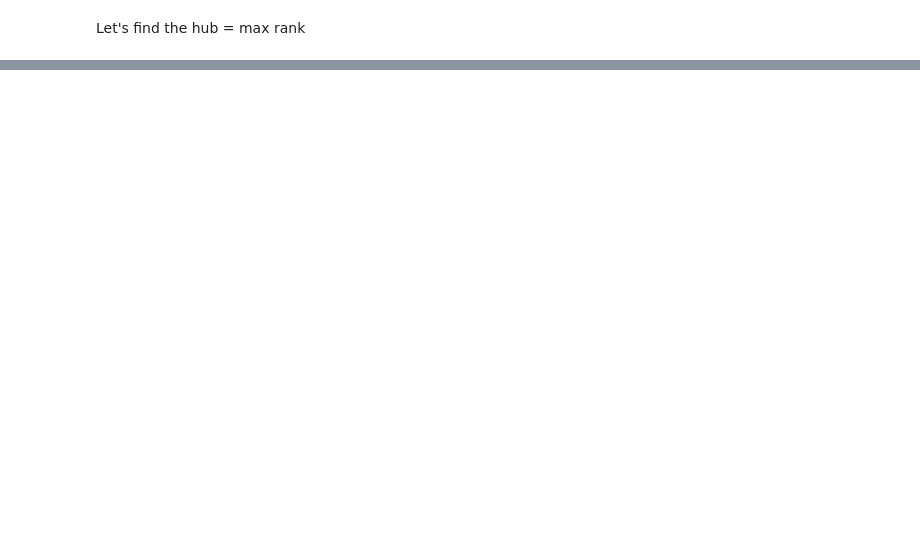
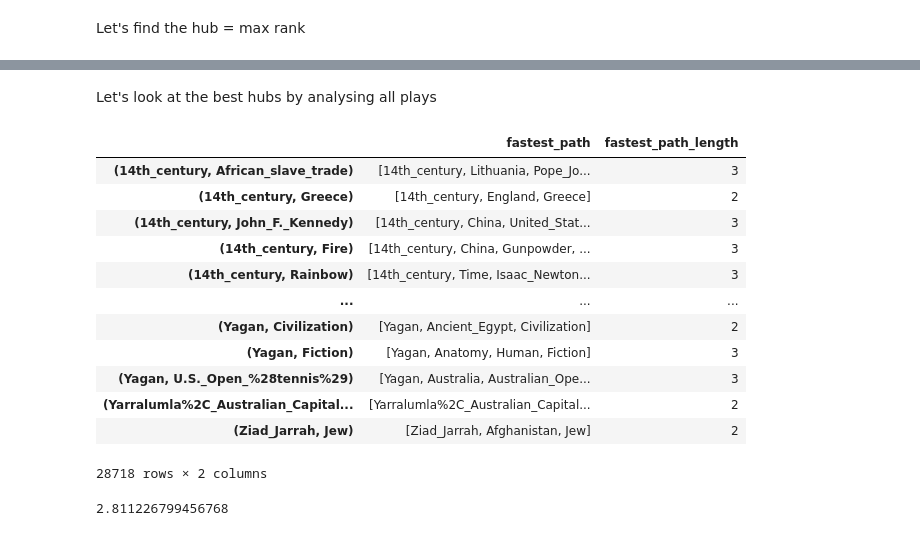
Before and after one commit to epfl-ada/ada-2024-project-tadaa, a Jupyter notebook: best_paths.ipynb, the cells around one changed output, grey strips where cells are left out. Drawn from its saved outputs; the diff is of its cells as text; code cells hidden in the pictures; blank space fills up the shorter version.

```diff
--- a/best_paths.ipynb
+++ b/best_paths.ipynb
@@ -389,0 +443,33 @@ Let's find the hub = max rank
+# %% [markdown]
+Let's look at the best hubs by analysing all plays
+# %%
+all_plays = finished_paths['(s,t)'].unique()
+# %%
+fastest_paths = pd.DataFrame(index=all_plays, columns=["fastest_path", "fastest_path_length"])
+for idx, path in enumerate(all_plays) :
+    source = path[0]
+    target = path[1]
+    if source == 'Wikipedia_Text_of_the_GNU_Free_Documentation_License' or target == 'Wikipedia_Text_of_the_GNU_Free_Documentation_License' :
+        continue
+    shortest_path = utils.compute_shortest_path(source, target, graph)
+    fastest_paths.iloc[idx] = [shortest_path, len(shortest_path)-1]
+fastest_paths
+# %% [output]
+|  | fastest_path | fastest_path_length |
+| (14th_century, African_slave_trade) | [14th_century, Lithuania, Pope_Jo... | 3 |
+| (14th_century, Greece) | [14th_century, England, Greece] | 2 |
+| (14th_century, John_F._Kennedy) | [14th_century, China, United_Stat... | 3 |
+| (14th_century, Fire) | [14th_century, China, Gunpowder, ... | 3 |
+| (14th_century, Rainbow) | [14th_century, Time, Isaac_Newton... | 3 |
+| ... | ... | ... |
+| (Yagan, Civilization) | [Yagan, Ancient_Egypt, Civilization] | 2 |
+| (Yagan, Fiction) | [Yagan, Anatomy, Human, Fiction] | 3 |
+| (Yagan, U.S._Open_%28tennis%29) | [Yagan, Australia, Australian_Ope... | 3 |
+| (Yarralumla%2C_Australian_Capital... | [Yarralumla%2C_Australian_Capital... | 2 |
+| (Ziad_Jarrah, Jew) | [Ziad_Jarrah, Afghanistan, Jew] | 2 |
+28718 rows × 2 columns
+# %%
+fastest_paths_mean = fastest_paths['fastest_path_length'].mean()
+fastest_paths_mean
+# %% [output]
+2.811226799456768
```
Also changed, not shown: parts of 22 cells of this notebook, 1 other file.
